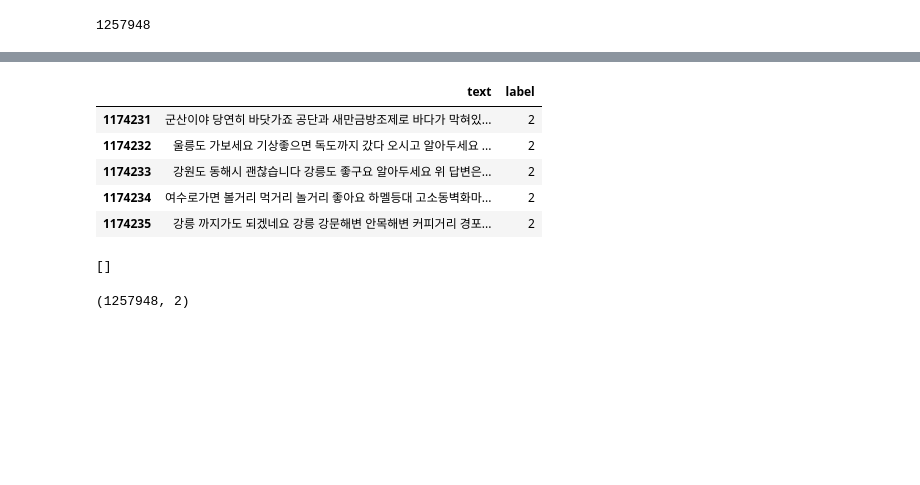
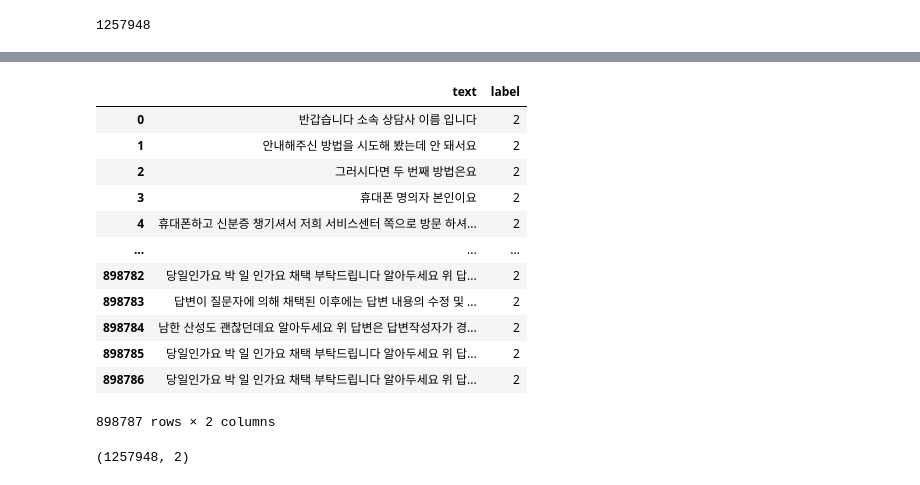
Before and after one commit to songsurin/text_analysis, a Jupyter notebook: Travel/chatbot/Create_train_data.ipynb, the cells around one changed output, grey strips where cells are left out. Drawn from its saved outputs; the diff is of its cells as text; code cells hidden in the pictures; blank space fills up the shorter version.

```diff
--- a/Travel/chatbot/Create_train_data.ipynb
+++ b/Travel/chatbot/Create_train_data.ipynb
@@ -58,0 +96,3 @@ df.to_csv('../data/수정데이터/통합데이터.csv', index=False)
+# %%
+city2 = info_df['title'].str.split(" ").str.get(i=0).unique().tolist()
+city2
@@ -61,3 +119,12 @@ place = []
 time = []
 etc = []
 nan = []
+# %%
+import pandas as pd
+total_data = pd.read_csv('../data/수정데이터/통합데이터.csv')
+# %%
+place_keywords = ['국내', '여행', '장소', '주소', '위치', '추천', '어디', '근처', '맛집','제주','세종','충북','충남','강원','경남','경북','전남','전북']
+time_keywords = ['봄', '여름', '가을', '겨울', '시간', '기간', '언제', '계획','1월','2월','3월','4월','5월','6월','7월','8월','9월','10월','11월','12월',
+                 '월요일','화요일','수요일','목요일','금요일','토요일','일요일','이번 주','다음 주','다음 날','내일','다음 달']
+place_keywords+=city
+place_keywords+=city2
@@ -64,7 +151,5 @@ nan = []
 # %%
-for data in total_data:
-    place_keywords = ['국내', '여행', '장소', '주소', '위치', '추천', '어디', '근처', '맛집' ]
-    time_keywords = ['봄', '여름', '가을', '겨울', '시간', '기간', '언제', '계획']
+for data in total_data['text']:
     try:
         if any(keyword in data for keyword in place_keywords):
             place.append(data)
@@ -99,18 +188,21 @@ time_df.tail()
 # %%
 etc_df = pd.DataFrame({'text': etc})
 etc_df['label'] = 2
-etc_df.tail()
+etc_df
 # %% [output]
 |  | text | label |
-| 1174231 | 군산이야 당연히 바닷가죠 공단과 새만금방조제로 바다가 막혀있... | 2 |
-| 1174232 | 울릉도 가보세요 기상좋으면 독도까지 갔다 오시고 알아두세요 ... | 2 |
-| 1174233 | 강원도 동해시 괜찮습니다 강릉도 좋구요 알아두세요 위 답변은... | 2 |
-| 1174234 | 여수로가면 볼거리 먹거리 놀거리 좋아요 하멜등대 고소동벽화마... | 2 |
-| 1174235 | 강릉 까지가도 되겠네요 강릉 강문해변 안목해변 커피거리 경포... | 2 |
+| 0 | 반갑습니다 소속 상담사 이름 입니다 | 2 |
+| 1 | 안내해주신 방법을 시도해 봤는데 안 돼서요 | 2 |
+| 2 | 그러시다면 두 번째 방법은요 | 2 |
+| 3 | 휴대폰 명의자 본인이요 | 2 |
+| 4 | 휴대폰하고 신분증 챙기셔서 저희 서비스센터 쪽으로 방문 하셔... | 2 |
+| ... | ... | ... |
+| 898782 | 당일인가요 박 일 인가요 채택 부탁드립니다 알아두세요 위 답... | 2 |
+| 898783 | 답변이 질문자에 의해 채택된 이후에는 답변 내용의 수정 및 ... | 2 |
+| 898784 | 남한 산성도 괜찮던데요 알아두세요 위 답변은 답변작성자가 경... | 2 |
+| 898785 | 당일인가요 박 일 인가요 채택 부탁드립니다 알아두세요 위 답... | 2 |
+| 898786 | 당일인가요 박 일 인가요 채택 부탁드립니다 알아두세요 위 답... | 2 |
+898787 rows × 2 columns
-# %%
-nan
-# %% [output]
-[]
 # %%
 total_train_data = pd.concat([place_df, time_df, etc_df], axis=0)
 total_train_data.reset_index(drop=True, inplace=True)
```
Also changed, not shown: parts of 14 cells of this notebook, 10 other files.
